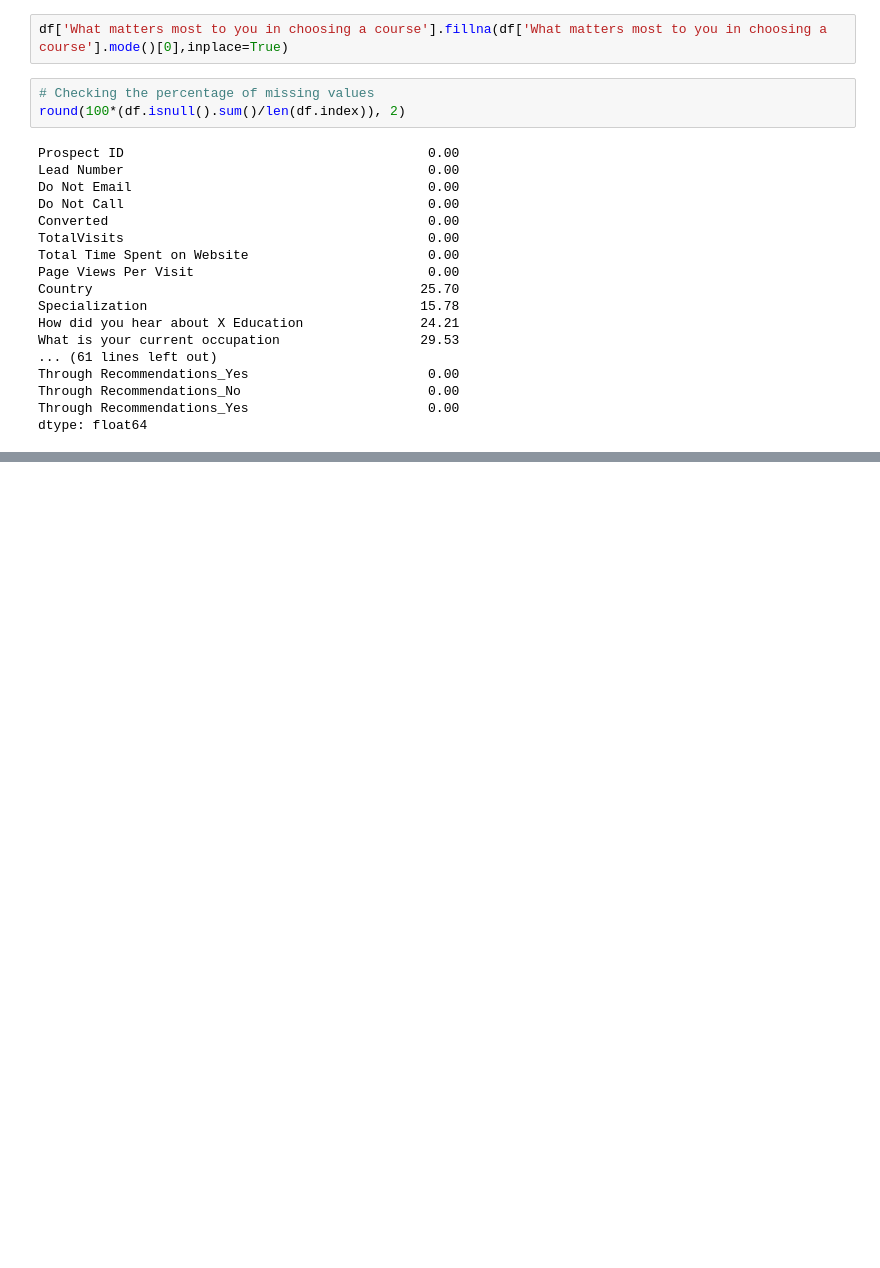
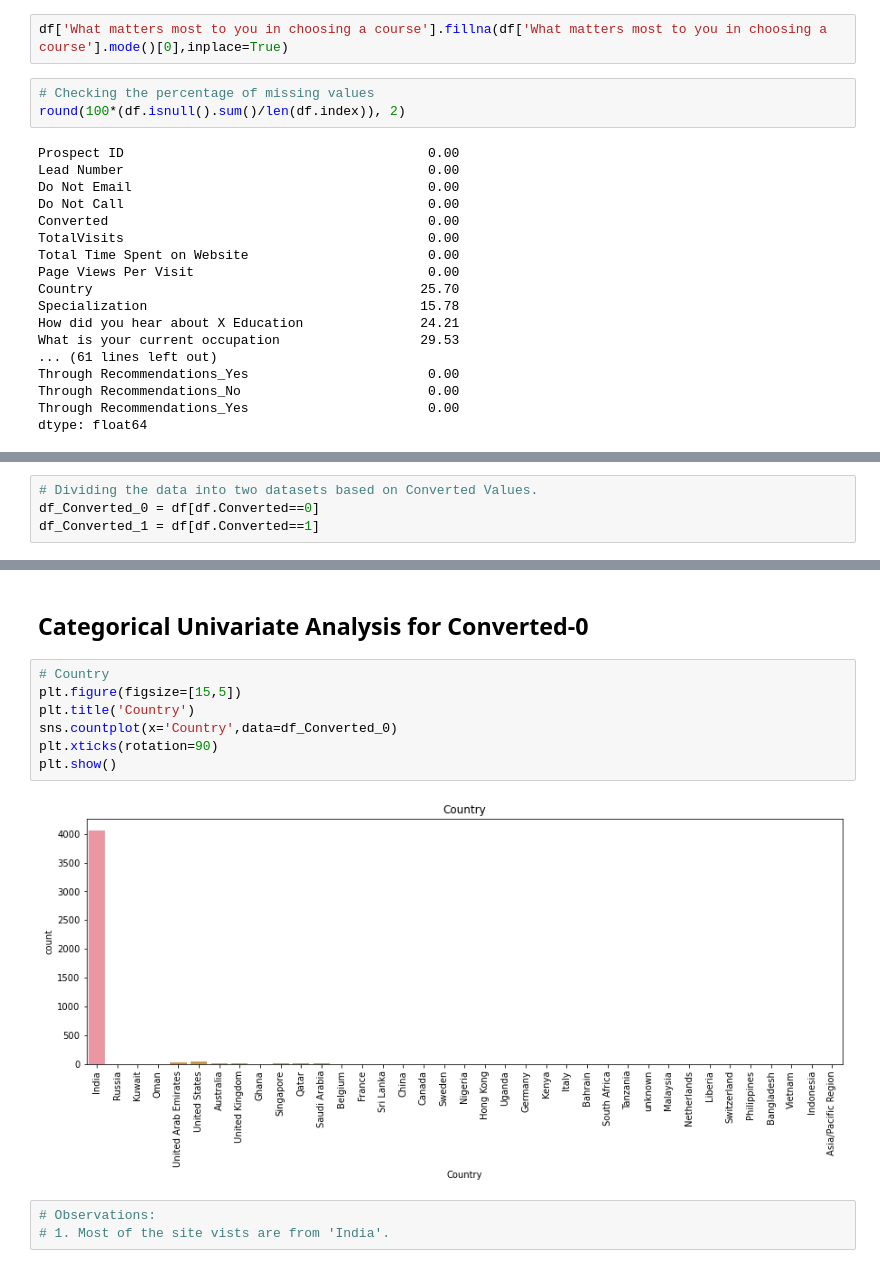
Before and after one commit to Sachinsen1295/Lead-Code, a Jupyter notebook: notebook.ipynb, the cells around one changed output, grey strips where cells are left out. Drawn from its saved outputs; the diff is of its cells as text; blank space fills up the shorter version.

```diff
--- a/notebook.ipynb
+++ b/notebook.ipynb
@@ -396,0 +403,4 @@ df.head()
+# %%
+# Dividing the data into two datasets based on Converted Values.
+df_Converted_0 = df[df.Converted==0]
+df_Converted_1 = df[df.Converted==1]
@@ -396,0 +421,14 @@ df.head()
+# %% [markdown]
+## Categorical Univariate Analysis for Converted-0
+# %%
+# Country
+plt.figure(figsize=[15,5])
+plt.title('Country')
+sns.countplot(x='Country',data=df_Converted_0)
+plt.xticks(rotation=90)
+plt.show()
+# %% [output]
+[figure, added]
+# %%
+# Observations:
+# 1. Most of the site vists are from 'India'.
```
Also changed, not shown: parts of 33 cells of this notebook.
